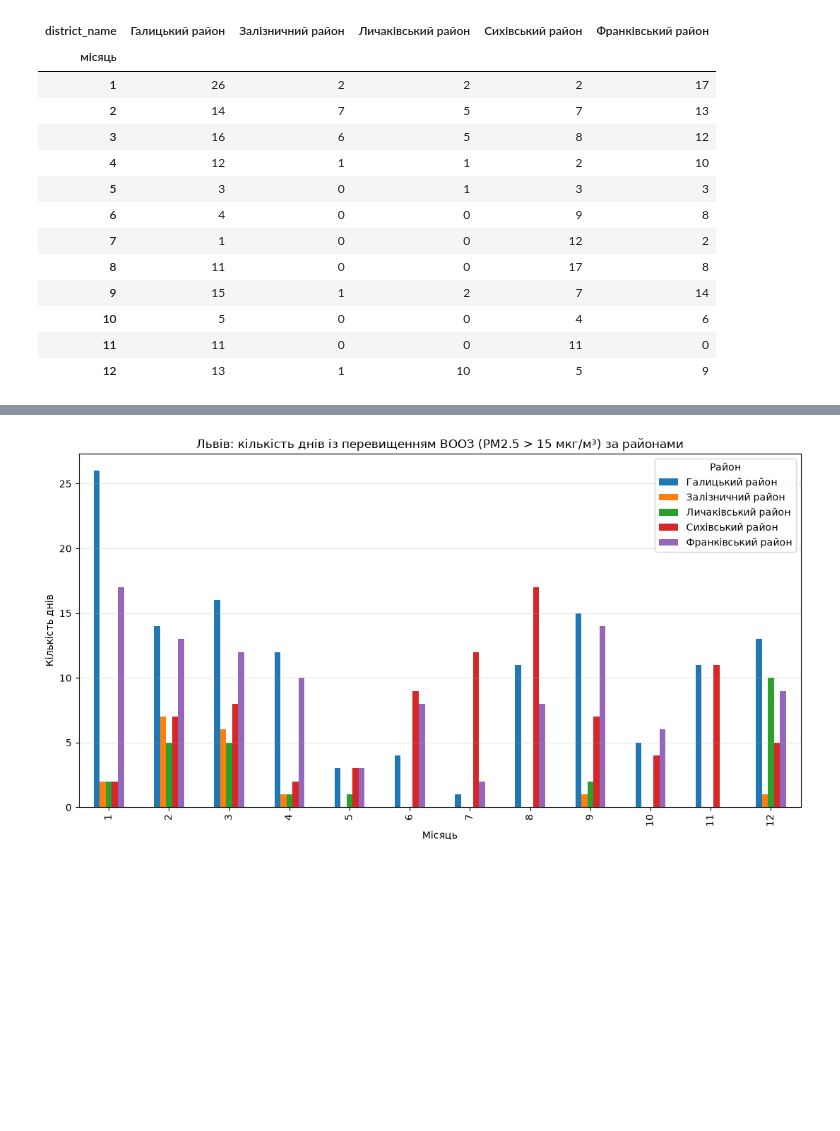
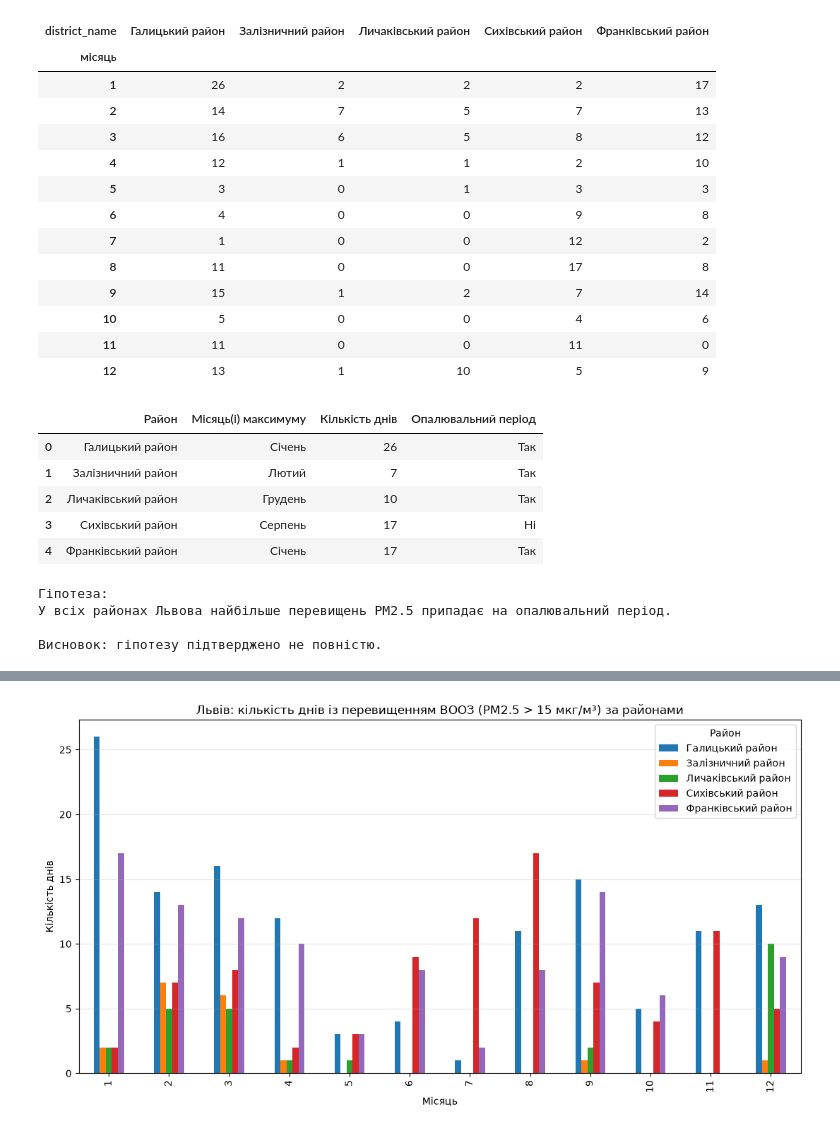
Before and after one commit to VikaLykova/Praktychna1, a Jupyter notebook: pr4/notebooks/pr4_lviv_districts_pm25.ipynb, the cells around one changed output, grey strips where cells are left out. Drawn from its saved outputs; the diff is of its cells as text; code cells hidden in the pictures; blank space fills up the shorter version.

Commit message:
Update hypothesis and district analysis

```diff
--- a/pr4/notebooks/pr4_lviv_districts_pm25.ipynb
+++ b/pr4/notebooks/pr4_lviv_districts_pm25.ipynb
@@ -644,3 +651,76 @@ Name: перевищення_ВООЗ, dtype: int64
 | 10 | 5 | 0 | 0 | 4 | 6 |
 | 11 | 11 | 0 | 0 | 11 | 0 |
 | 12 | 13 | 1 | 10 | 5 | 9 |
+# %%
+# Нова перевірювана гіпотеза:
+# У всіх районах Львова найбільше перевищень PM2.5
+# припадає на опалювальний період.
+
+heating_months = {1, 2, 3, 4, 10, 11, 12}
+
+month_names = {
+    1: "Січень",
+    2: "Лютий",
+    3: "Березень",
+    4: "Квітень",
+    5: "Травень",
+    6: "Червень",
+    7: "Липень",
+    8: "Серпень",
+    9: "Вересень",
+    10: "Жовтень",
+    11: "Листопад",
+    12: "Грудень"
+}
+
+results = []
+
+for district in monthly_exceed.columns:
+    max_count = int(monthly_exceed[district].max())
+
+    max_months = [
+        int(m)
+        for m in monthly_exceed.index[
+            monthly_exceed[district] == max_count
+        ].tolist()
+    ]
+
+    heating = all(m in heating_months for m in max_months)
+
+    results.append({
+        "Район": district,
+        "Місяць(і) максимуму": ", ".join(month_names[m] for m in max_months),
+        "Кількість днів": max_count,
+        "Опалювальний період": "Так" if heating else "Ні"
+    })
+
+hypothesis_result = pd.DataFrame(results)
+
+display(hypothesis_result)
+
+confirmed = (hypothesis_result["Опалювальний період"] == "Так").all()
+
+print("\nГіпотеза:")
+print("У всіх районах Львова найбільше перевищень PM2.5 припадає на опалювальний період.")
+
+if confirmed:
+    print("\nВисновок: гіпотезу підтверджено.")
+else:
+    print("\nВисновок: гіпотезу підтверджено не повністю.")
+
+hypothesis_result.to_csv(
+    PROCESSED / "lviv_districts_max_exceedance_months_2023.csv",
+    index=False,
+    encoding="utf-8-sig"
+)
+# %% [output]
+|  | Район | Місяць(і) максимуму | Кількість днів | Опалювальний період |
+| 0 | Галицький район | Січень | 26 | Так |
+| 1 | Залізничний район | Лютий | 7 | Так |
+| 2 | Личаківський район | Грудень | 10 | Так |
+| 3 | Сихівський район | Серпень | 17 | Ні |
+| 4 | Франківський район | Січень | 17 | Так |
+Гіпотеза:
+У всіх районах Львова найбільше перевищень PM2.5 припадає на опалювальний період.
+
+Висновок: гіпотезу підтверджено не повністю.
```
Also changed, not shown: parts of 8 cells of this notebook.
